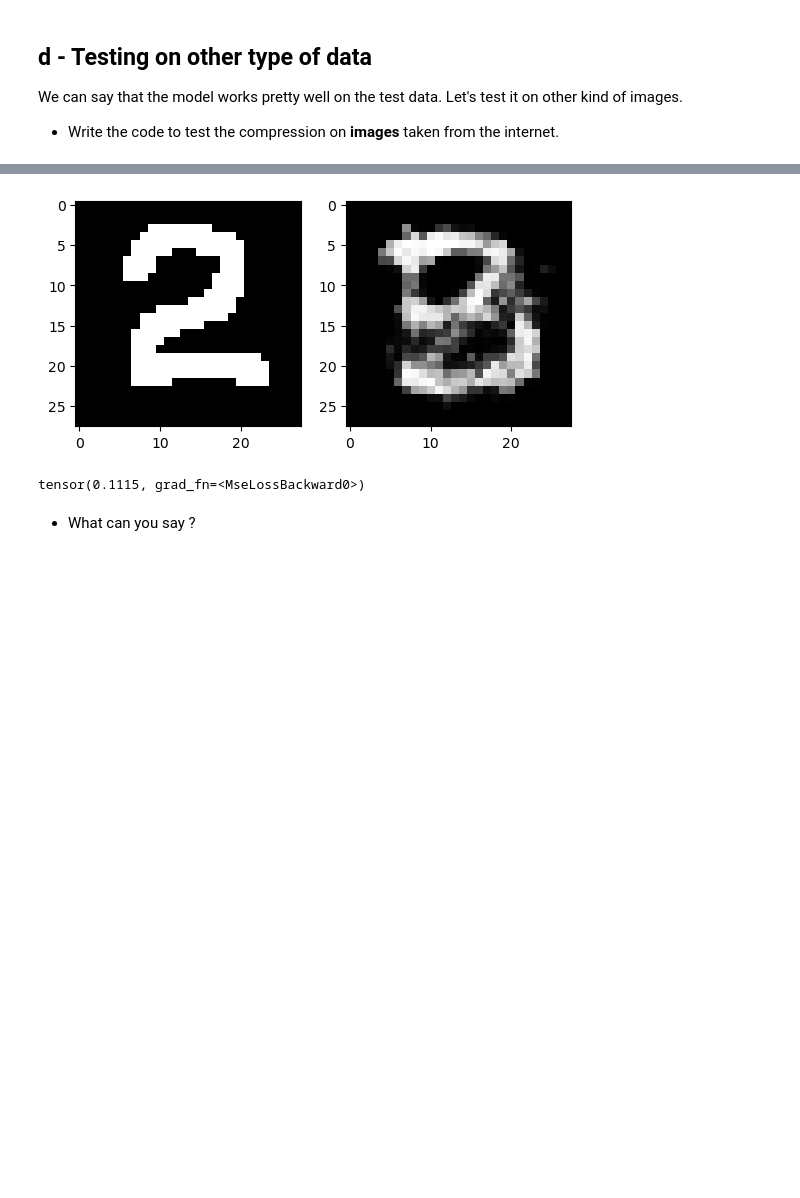
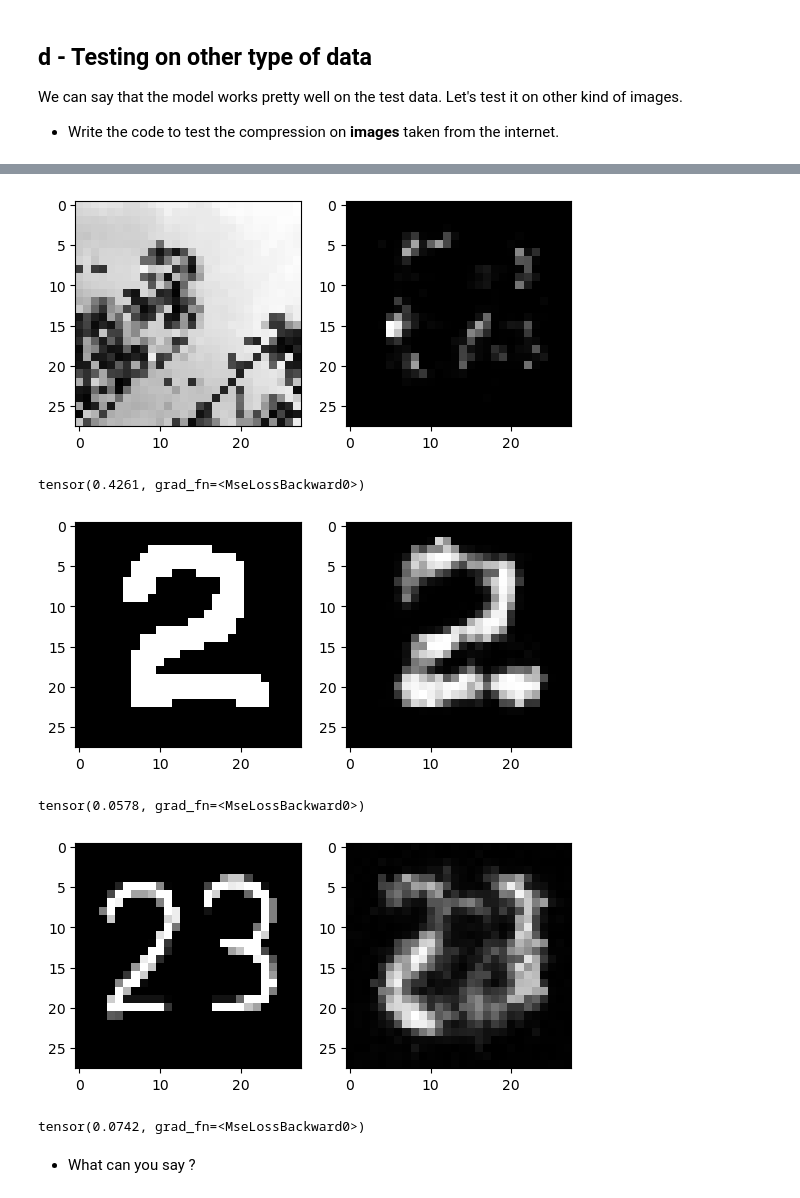
Before and after one commit to MurphLaws/JPEGCompression, a Jupyter notebook: Lab2_AE.ipynb, the cells around one changed output, grey strips where cells are left out. Saved outputs shown, nothing was run; the diff lists cells and outputs as text; code cells hidden in the pictures; blank space fills up the shorter version.

```diff
--- a/Lab2_AE.ipynb
+++ b/Lab2_AE.ipynb
@@ -761,13 +761,13 @@ We can say that the model works pretty well on the test data. Let's test it on o
 * Write the code to test the compression on **images** taken from the internet.
 # %%
 
-model = AutoEncoder_MLP(28*28, 64)
+model = AutoEncoder_MLP(28*28, 128)
 
 # TODO : Train it. Can we copy paste previous things ?
 device = 'cuda' if torch.cuda.is_available() else 'cpu'
 net = model.to(device)
 criterion = nn.MSELoss()
-learning_rate = 0.01
+learning_rate = 0.001
 optimizer = torch.optim.Adam(model.parameters(), lr=learning_rate)
 num_epochs = 10
 
@@ -834,36 +834,37 @@ The decompression of the Encoded Test Dataset has an reconstruction error of:  t
 # %%
 # TODO : Test some images from the internet to see the compression effect
 
 
 image_filename = 'https://fastly.picsum.photos/id/106/512/512.jpg?hmac=PVd6wk__2-XQ1CrsNOLSMLCVfOegBJru-0bT3gcmY98'
 image_test = 'https://github.com/MurphLaws/JPEGCompression/blob/main/data/testimage.png?raw=true'
 image_test2 = 'https://github.com/MurphLaws/JPEGCompression/blob/main/data/testimage2.png?raw=true'
 transform=transforms.Compose([transforms.ToTensor(),
                               transforms.Resize((28,28))])
 
 
 
+for img in [image_filename, image_test, image_test2]:
+        inputImage = cv2.cvtColor(skimage.io.imread(img),cv2.COLOR_BGR2GRAY)
+        # # TODO : Transform the images and add a dimension for the batch size using unsqueeze
+        image = transform(inputImage).unsqueeze(0)
 
-inputImage = cv2.cvtColor(skimage.io.imread(image_test),cv2.COLOR_BGR2GRAY)
-
-
-
-# # TODO : Transform the images and add a dimension for the batch size using unsqueeze
-image = transform(inputImage).unsqueeze(0)
-
-# # TODO : Send the model to the model and process the prediction. Don't forget
-# # the resizes
-pred = model(image.view(1, 28 * 28).to(device))
-# TODO : Plot dem results'. Don't forget to detach and send to the gpu the data
-# using .detach().cpu()
-fig,axarr = plt.subplots(1, 2)
-axarr[0].imshow(image.view(28,28), cmap='gray')
-axarr[1].imshow(pred.detach().cpu().view(28,28), cmap='gray')
-plt.show()
-print(criterion(pred.view(28,28),image.view(28,28)))
+        # # TODO : Send the model to the model and process the prediction. Don't forget
+        # # the resizes
+        pred = model(image.view(1, 28 * 28).to(device))
+        # TODO : Plot dem results'. Don't forget to detach and send to the gpu the data
+        # using .detach().cpu()
+        fig,axarr = plt.subplots(1, 2)
+        axarr[0].imshow(image.view(28,28), cmap='gray')
+        axarr[1].imshow(pred.detach().cpu().view(28,28), cmap='gray')
+        plt.show()
+        print(criterion(pred.view(28,28),image.view(28,28)))
 # %% [output]
-[figure, old version]
+[figure, new version]
-tensor(0.1115, grad_fn=<MseLossBackward0>)
+tensor(0.4261, grad_fn=<MseLossBackward0>)
+[figure, added]
+tensor(0.0578, grad_fn=<MseLossBackward0>)
+[figure, added]
+tensor(0.0742, grad_fn=<MseLossBackward0>)
 # %% [markdown]
 * What can you say ?
 # %% [markdown]
```
Also changed, not shown: parts of 5 cells of this notebook.
